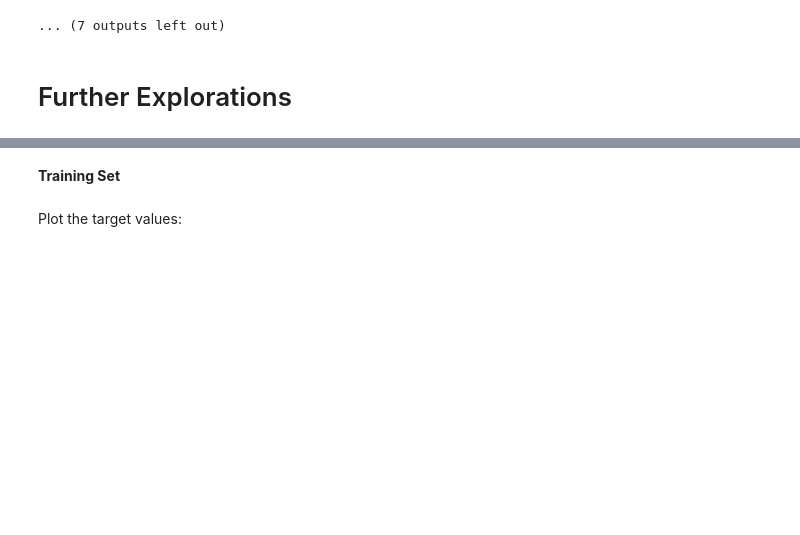
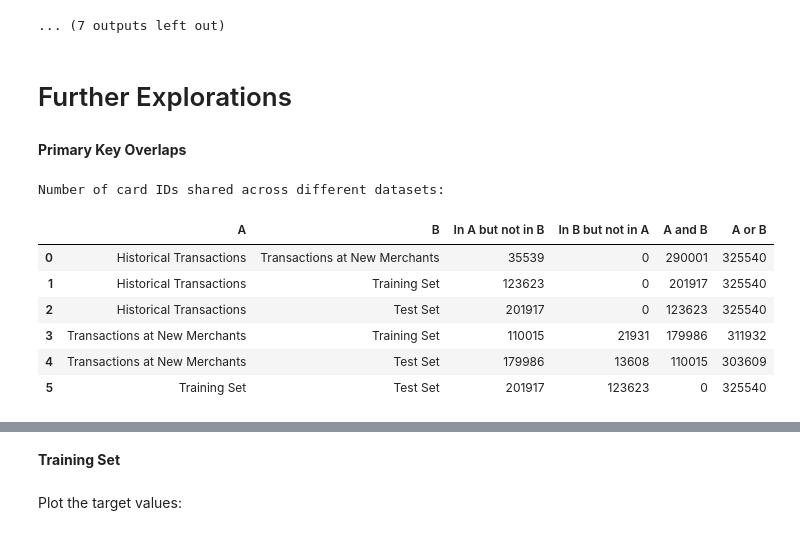
Before and after one commit to willhuangongit/Kaggle_01_Elo_Merchant, a Jupyter notebook: initial inspection.ipynb, the cells around one changed output, grey strips where cells are left out. Cells and saved outputs as stored; diff of their text form; code cells hidden in the pictures; blank space fills up the shorter version.

```diff
--- a/initial inspection.ipynb
+++ b/initial inspection.ipynb
@@ -412,3 +469,22 @@ Frequency table
 ... (7 outputs left out)
 # %% [markdown]
 # Further Explorations
+# %% [markdown]
+**Primary Key Overlaps**
+# %%
+print('Number of card IDs shared across different datasets:')
+display(get_set_pair_counts({
+    'Historical Transactions': set(hist.data['card_id']),
+    'Transactions at New Merchants': set(new_merch.data['card_id']),
+    'Training Set': set(train.data['card_id']),
+    'Test Set': set(test.data['card_id'])
+    }, as_percentage = False, ndigits = 2))
+# %% [output]
+Number of card IDs shared across different datasets:
+|  | A | B | In A but not in B | In B but not in A | A and B | A or B |
+| 0 | Historical Transactions | Transactions at New Merchants | 35539 | 0 | 290001 | 325540 |
+| 1 | Historical Transactions | Training Set | 123623 | 0 | 201917 | 325540 |
+| 2 | Historical Transactions | Test Set | 201917 | 0 | 123623 | 325540 |
+| 3 | Transactions at New Merchants | Training Set | 110015 | 21931 | 179986 | 311932 |
+| 4 | Transactions at New Merchants | Test Set | 179986 | 13608 | 110015 | 303609 |
+| 5 | Training Set | Test Set | 201917 | 123623 | 0 | 325540 |
```
Also changed, not shown: parts of 26 cells of this notebook.
